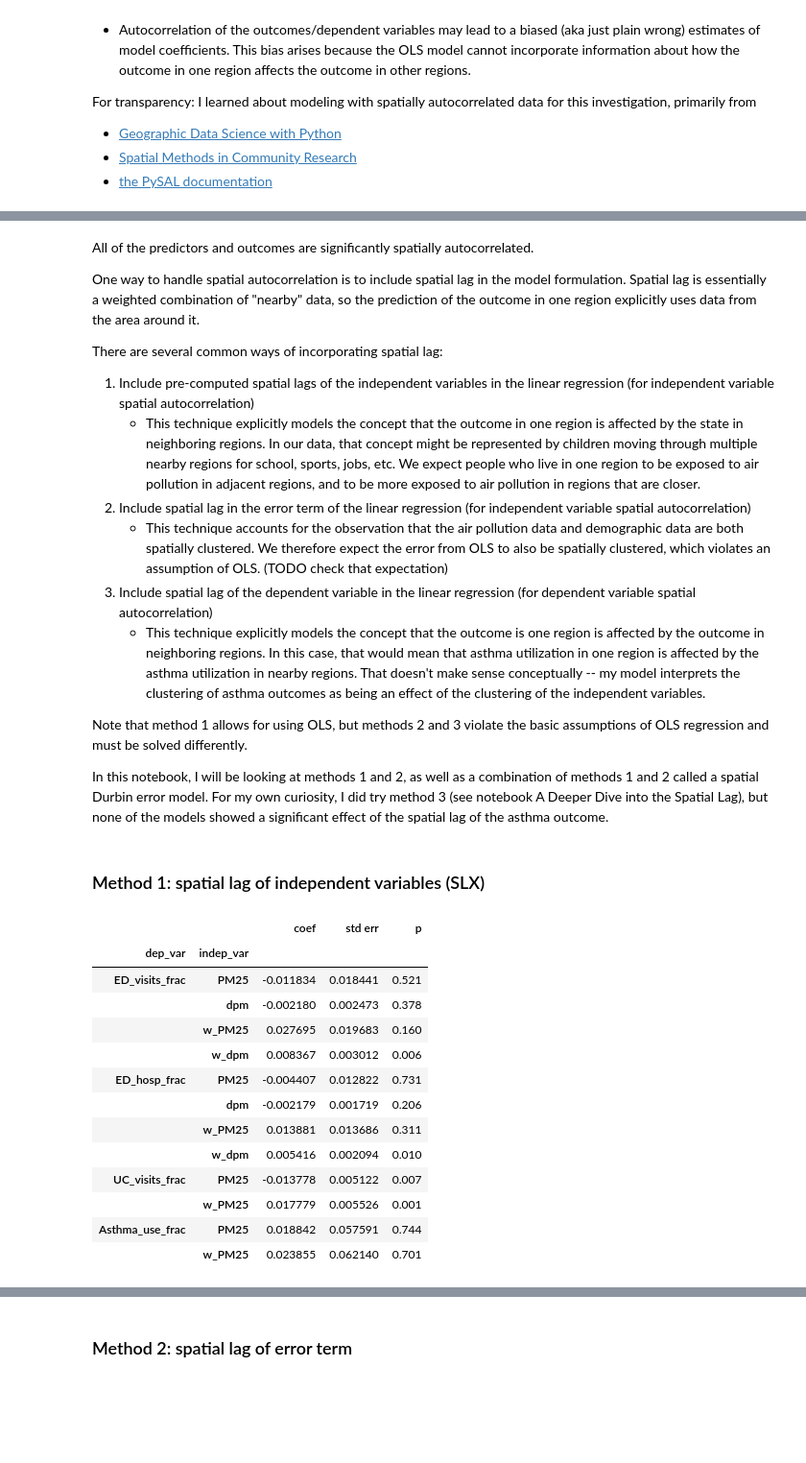
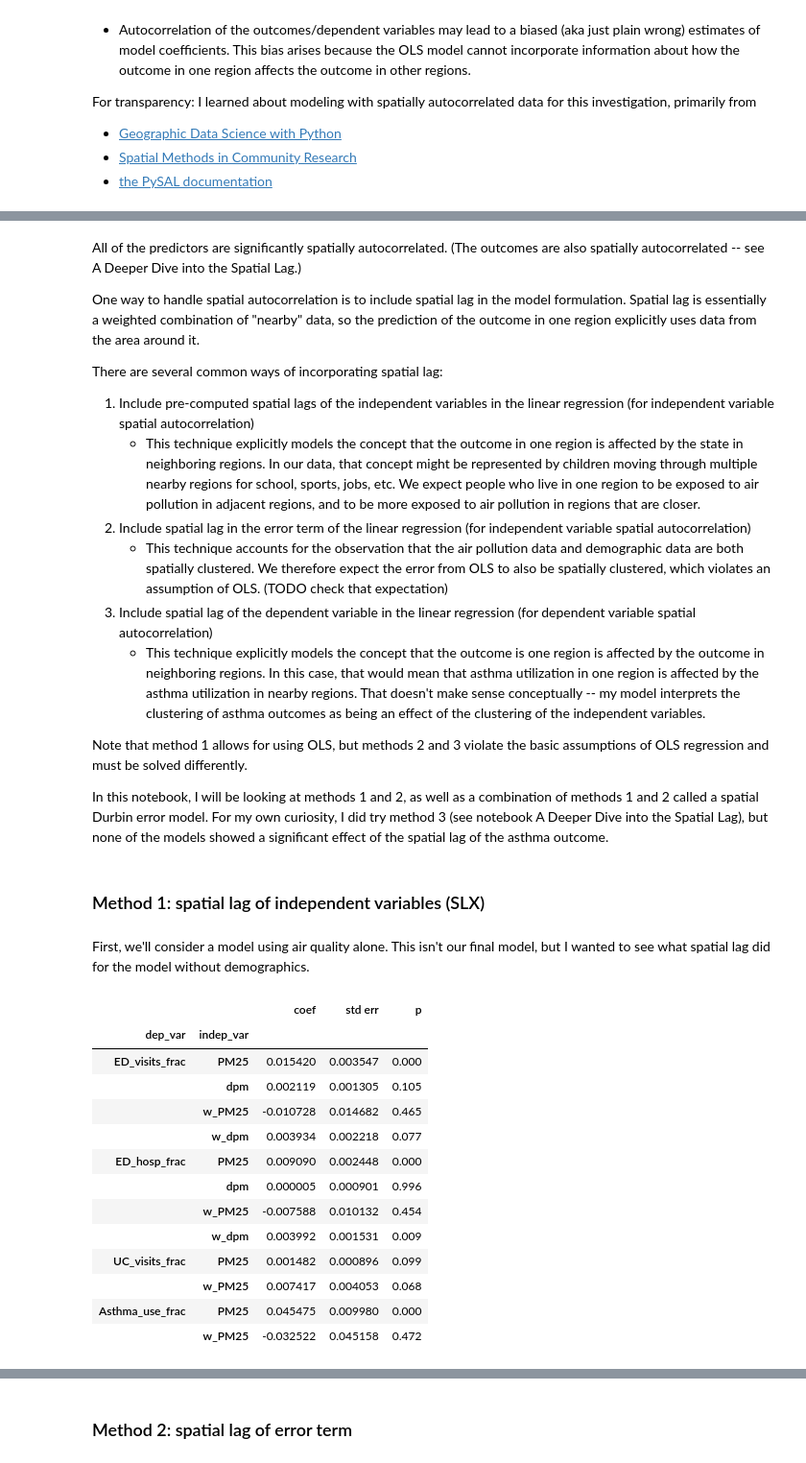
Before and after one commit to eli-goodfriend/air_brain, a Jupyter notebook: notebooks/WIP Asthma vs air quality.ipynb, the cells around one changed output, grey strips where cells are left out. Shown at 96% size. Cells and saved outputs as stored; diff of their text form; code cells hidden in the pictures; blank space fills up the shorter version.

Commit message:
all major pieces of asthma analysis

```diff
--- a/notebooks/WIP Asthma vs air quality.ipynb
+++ b/notebooks/WIP Asthma vs air quality.ipynb
@@ -500,13 +519,13 @@ I am using Moran's I to compute spatial autocorrelation.
 # %%
-# spatial lag weights from Queen contiguity
-w = weights.Queen.from_dataframe(df, use_index=False)
-w = weights.KNN.from_dataframe(df, use_index=False, k=100)
-w = weights.Kernel.from_dataframe(df, use_index=False, fixed=False, function="gaussian", diagonal=True, k=10)
-# standardize by rows to use averages instead of sums
-w.transform = "R"
-# compute Moran's I
+# compute Moran's I to determine spatial autocorrelation
 res_dict = {}
-for col in ["PM25", "dpm", "lowincome", "poc"] + dep_vars:
+for col in ["PM25", "dpm", "PM25_dpm_mean", "lowincome", "poc", "poc_lowincome_pca"]:
+    weight_class = weights_dict[lag_dict[col]][0]
+    weight_kwargs = weights_dict[lag_dict[col]][1]
+    # spatial lag weights
+    w = weight_class.from_dataframe(df, use_index=False, **weight_kwargs)
+    # standardize by rows to use averages instead of sums
+    w.transform = "R"
     moran = Moran(df[col], w)
     res_dict[col] = {"I": moran.I, "p": moran.p_sim}
 res = pd.DataFrame(res_dict).transpose()
@@ -524,5 +541,5 @@ res
 # %% [markdown]
-All of the predictors and outcomes are significantly spatially autocorrelated.
+All of the predictors are significantly spatially autocorrelated. (The outcomes are also spatially autocorrelated -- see A Deeper Dive into the Spatial Lag.)
 
 One way to handle spatial autocorrelation is to include spatial lag in the model formulation. Spatial lag is essentially a weighted combination of "nearby" data, so the prediction of the outcome in one region explicitly uses data from the area around it.
 
@@ -539,34 +556,46 @@ Note that method 1 allows for using OLS, but methods 2 and 3 violate the basic a
 In this notebook, I will be looking at methods 1 and 2, as well as a combination of methods 1 and 2 called a spatial Durbin error model. For my own curiosity, I did try method 3 (see notebook A Deeper Dive into the Spatial Lag), but none of the models showed a significant effect of the spatial lag of the asthma outcome.
 # %% [markdown]
 ### Method 1: spatial lag of independent variables (SLX)
+# %%
+def make_lag(df, col, weight_class, weight_kwargs=dict()):
+    # spatial lag weights
+    w = weight_class.from_dataframe(df, use_index=False, **weight_kwargs)
+    # standardize by rows to use averages instead of sums
+    w.transform = "R"
+    # compute the spatial lag of column col
+    w_col = weights.spatial_lag.lag_spatial(w, df[col])
+    w_series = pd.Series(w_col, name="w_{}".format(col), index=df.index)
+    return w_series
 # %%
 # compute the spatial lag of all independent variables (air quality + demographics)
 # using row-standardized weights defined above
-wx = df[["PM25", "dpm", "lowincome", "poc"]].apply(lambda y: weights.spatial_lag.lag_spatial(w, y))
-# rename columns to w_*
-wx = wx.rename(columns=lambda c: "w_" + c)
+dfx = df.copy()
+for col, lag in lag_dict.items():
+    new_col = make_lag(df, col, weights_dict[lag][0], weights_dict[lag][1])
+    dfx = pd.concat([dfx, new_col], axis=1)
+# %% [markdown]
+First, we'll consider a model using air quality alone. This isn't our final model, but I wanted to see what spatial lag did for the model without demographics.
 # %%
-dfx = df.join(wx)
 # linear regression, predicting asthma encounter fraction using air quality as well as its spatial lag
 ols_res = dict()
 for col in dep_vars:
     mod = sm.OLS(dfx[col], dfx[indep_to_use[col] + ["w_{}".format(x) for x in indep_to_use[col]] + ["intercept"]])
     res = mod.fit()
     ols_res[col] = res
 ols2df(ols_res)[["coef", "std err", "p"]].style.pipe(p_col_style)
 # %% [output]
 |  |  | coef | std err | p |
 | dep_var | indep_var |  |  |  |
-| ED_visits_frac | PM25 | -0.011834 | 0.018441 | 0.521 |
-|  | dpm | -0.002180 | 0.002473 | 0.378 |
-|  | w_PM25 | 0.027695 | 0.019683 | 0.160 |
-|  | w_dpm | 0.008367 | 0.003012 | 0.006 |
-| ED_hosp_frac | PM25 | -0.004407 | 0.012822 | 0.731 |
-|  | dpm | -0.002179 | 0.001719 | 0.206 |
-|  | w_PM25 | 0.013881 | 0.013686 | 0.311 |
-|  | w_dpm | 0.005416 | 0.002094 | 0.010 |
-| UC_visits_frac | PM25 | -0.013778 | 0.005122 | 0.007 |
-|  | w_PM25 | 0.017779 | 0.005526 | 0.001 |
-| Asthma_use_frac | PM25 | 0.018842 | 0.057591 | 0.744 |
-|  | w_PM25 | 0.023855 | 0.062140 | 0.701 |
+| ED_visits_frac | PM25 | 0.015420 | 0.003547 | 0.000 |
+|  | dpm | 0.002119 | 0.001305 | 0.105 |
+|  | w_PM25 | -0.010728 | 0.014682 | 0.465 |
+|  | w_dpm | 0.003934 | 0.002218 | 0.077 |
+| ED_hosp_frac | PM25 | 0.009090 | 0.002448 | 0.000 |
+|  | dpm | 0.000005 | 0.000901 | 0.996 |
+|  | w_PM25 | -0.007588 | 0.010132 | 0.454 |
+|  | w_dpm | 0.003992 | 0.001531 | 0.009 |
+| UC_visits_frac | PM25 | 0.001482 | 0.000896 | 0.099 |
+|  | w_PM25 | 0.007417 | 0.004053 | 0.068 |
+| Asthma_use_frac | PM25 | 0.045475 | 0.009980 | 0.000 |
+|  | w_PM25 | -0.032522 | 0.045158 | 0.472 |
 # %% [markdown]
```
Also changed, not shown: parts of 10 cells of this notebook, 3 other files.
